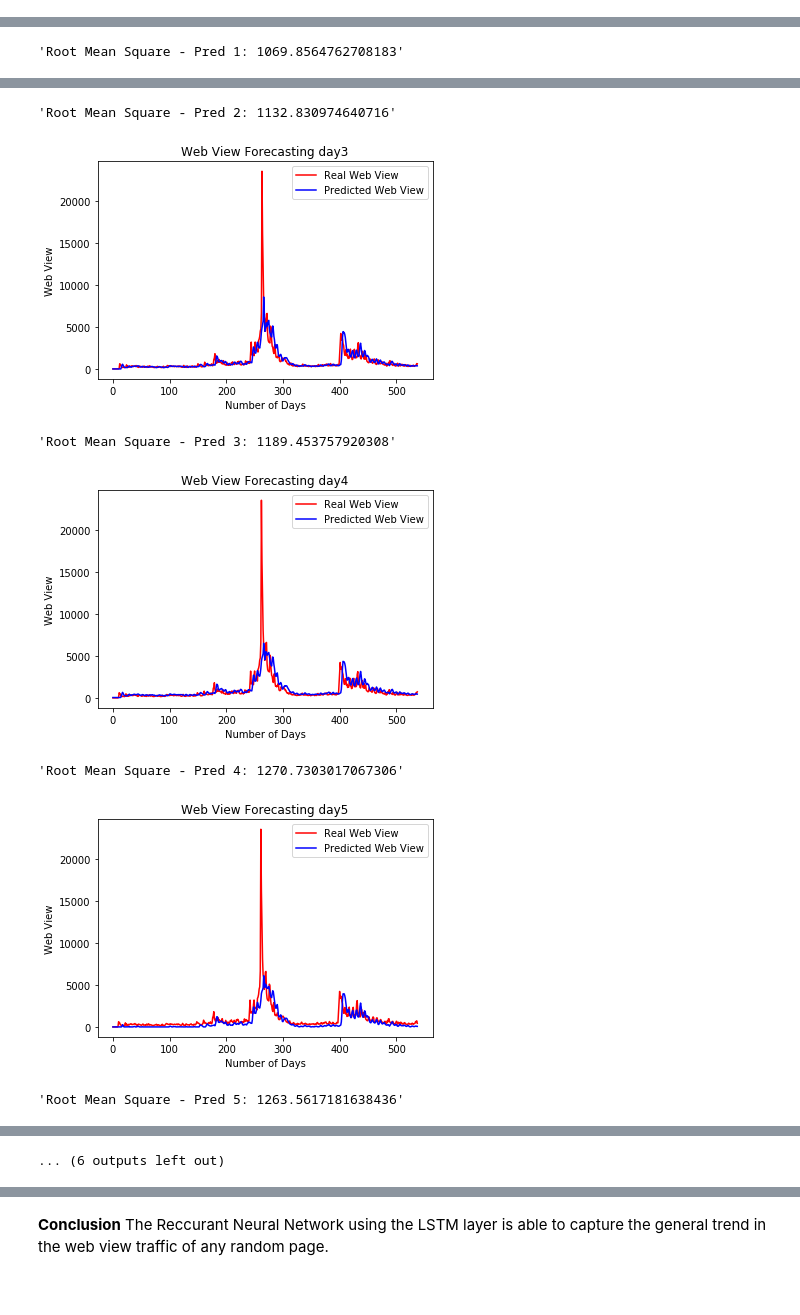
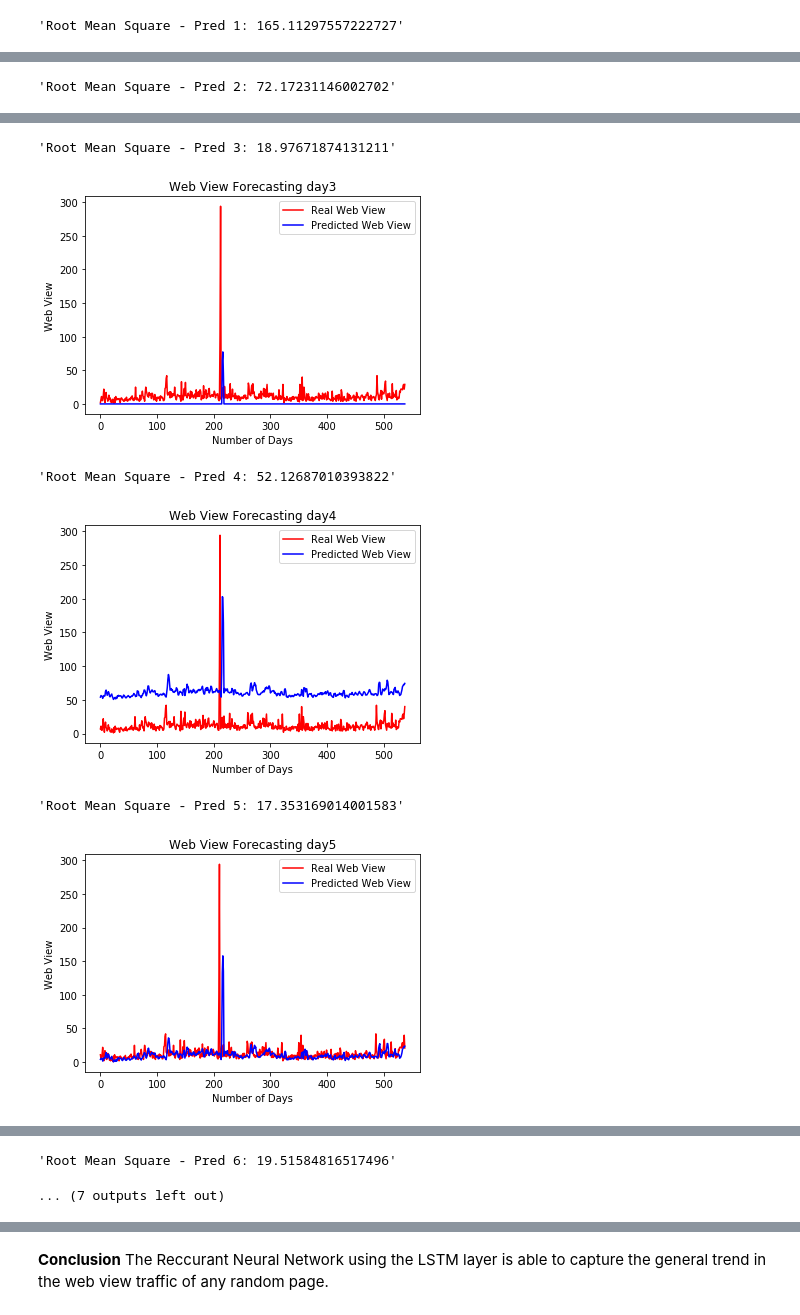
Before and after one commit to marcosscarpim/INF_0619_Final, a Jupyter notebook: solution_RNN.ipynb, the cells around one changed output, grey strips where cells are left out. Drawn from its saved outputs; the diff is of its cells as text; code cells hidden in the pictures.

Commit message:
Fix some errors

```diff
--- a/solution_RNN.ipynb
+++ b/solution_RNN.ipynb
@@ -5,7 +5,7 @@ import pandas as pd
 import matplotlib.pyplot as plt
 # %%
 #Reading the traning file
-train = pd.read_csv('./data/train_1.csv').fillna(0)
+train = pd.read_csv('./data/train_2.csv').fillna(0)
 page = train['Page']
 train.head()
 # %% [output]
@@ -77,14 +77,14 @@ for i in range(0,9):
     regressor = Sequential()
 
     # Adding the input layerand the LSTM layer
-    regressor.add(LSTM(units = 58, activation = 'relu', input_shape = (None, 1)))
+    regressor.add(LSTM(units = 24, activation = 'relu', input_shape = (None, 1)))
 
 
     # Adding the output layer
     regressor.add(Dense(units = 1))
 
     # Compiling the RNN
-    regressor.compile(optimizer = 'adam', loss = 'mean_squared_error', metrics=['accuracy'])
+    regressor.compile(optimizer = 'adam', loss = 'mean_squared_error', metrics=['mse'])
 
     # Fitting the RNN to the Training set
     regressor.fit(X_train, Y_train[i], batch_size = 20, epochs = 50, verbose = 0)
@@ -92,26 +92,29 @@ for i in range(0,9):
 # %%
 from sklearn.metrics import mean_squared_error
 from sklearn.linear_model import LinearRegression
-from sklearn.cross_validation import train_test_split
 from IPython.display import display
+import random
+
+X_value = random.randint(0,train.shape[0])
+print(X_value)
 
 def calculateError(y_test, y_pred):
     rms = np.sqrt(mean_squared_error(y_test, y_pred))
     return rms
 
 # Getting the predicted Web View
-test_row = train.iloc[50000,:].values
-X_test1 = train_row[0:538]
-X_test2 = train_row[1:539]
-X_test3 = train_row[2:540]
+test_row = train.iloc[X_value,:].values
+X_test1 = test_row[0:538]
+X_test2 = test_row[1:539]
+X_test3 = test_row[2:540]
 
 y_test = []
 for i in range(3, 12):
-    y_test.append(train_row[i:i+538])
+    y_test.append(test_row[i:i+538])
 
 inputs = np.reshape(X_test1,(-1,1))
-inputs = np.append(inputs, np.reshape(X2,(-1,1)), axis=1)
-inputs = np.append(inputs, np.reshape(X3,(-1,1)), axis=1)
+inputs = np.append(inputs, np.reshape(X_test2,(-1,1)), axis=1)
+inputs = np.append(inputs, np.reshape(X_test3,(-1,1)), axis=1)
 inputs = sc_X.transform(inputs)
 inputs = np.reshape(inputs, (538, 3, 1))
 
@@ -125,7 +128,7 @@ for i in range(0,9):
 
     error = calculateError(y_test[i], y_pred)
 
-    display("Root Mean Square - Pred " + str(i) + ": " + str(error))
+    display("Root Mean Square - Pred " + str(i+1) + ": " + str(error))
 
     #Visualising Result
     plt.figure
@@ -141,0 +145 @@ for i in range(0,9):
+'Root Mean Square - Pred 1: 165.11297557222727'
@@ -143 +147 @@ for i in range(0,9):
-'Root Mean Square - Pred 1: 1069.8564762708183'
+'Root Mean Square - Pred 2: 72.17231146002702'
@@ -145,7 +149,6 @@ for i in range(0,9):
-'Root Mean Square - Pred 2: 1132.830974640716'
+'Root Mean Square - Pred 3: 18.97671874131211'
-[figure, old version]
+[figure, new version]
-'Root Mean Square - Pred 3: 1189.453757920308'
+'Root Mean Square - Pred 4: 52.12687010393822'
-[figure, old version]
+[figure, new version]
-'Root Mean Square - Pred 4: 1270.7303017067306'
+'Root Mean Square - Pred 5: 17.353169014001583'
-[figure, old version]
+[figure, new version]
-'Root Mean Square - Pred 5: 1263.5617181638436'
@@ -153,4 +155,5 @@ for i in range(0,9):
-... (6 outputs left out)
+'Root Mean Square - Pred 6: 19.51584816517496'
+... (7 outputs left out)
 # %%
 #Training the RNN network on the page 90000
 train_row = train.iloc[60282,:].values
```
Also changed, not shown: parts of 4 cells of this notebook.
